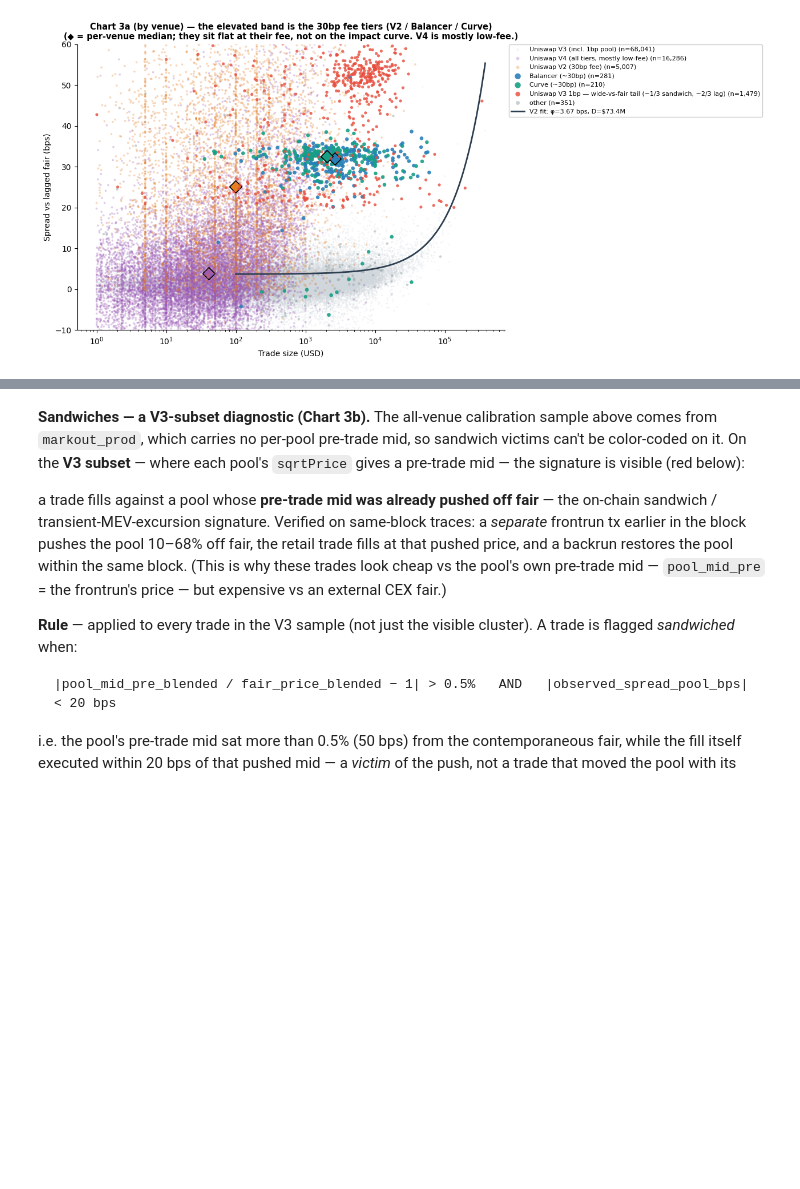
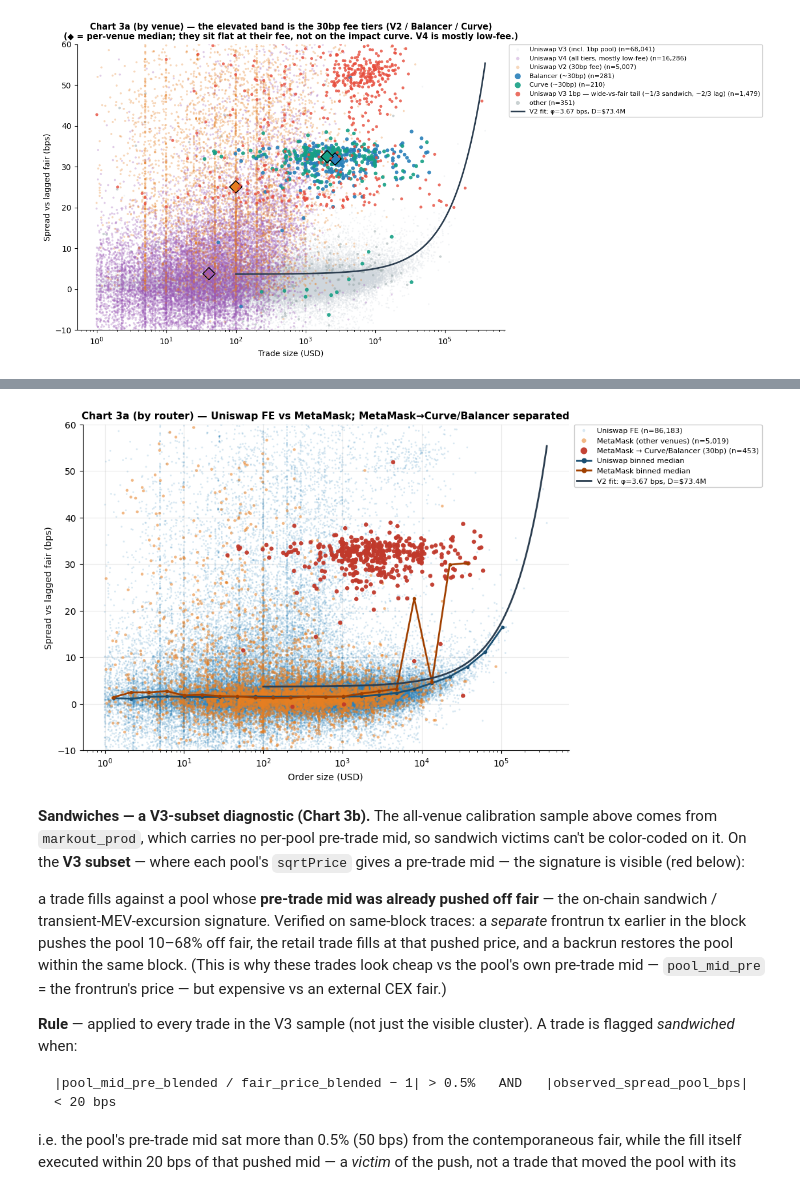
Before and after one commit to wanxinwanxin/amm-gym, a Jupyter notebook: presentation/realistic_simulator.ipynb, the cells around one changed output, grey strips where cells are left out. Drawn from its saved outputs; the diff is of its cells as text; code cells hidden in the pictures; blank space fills up the shorter version.

```diff
--- a/presentation/realistic_simulator.ipynb
+++ b/presentation/realistic_simulator.ipynb
@@ -235,3 +239,9 @@ plt.show()
+# %%
+fig, ax = plt.subplots(figsize=(13, 6.5))
+plot_impact_curve_by_router(ax=ax)
+plt.show()
+# %% [output]
+[figure, added]
 # %% [markdown]
 **Sandwiches — a V3-subset diagnostic (Chart 3b).** The all-venue calibration sample above comes from `markout_prod`, which carries no per-pool pre-trade mid, so sandwich victims can't be color-coded on it. On the **V3 subset** — where each pool's `sqrtPrice` gives a pre-trade mid — the signature is visible (red below):
 
```
Also changed, not shown: parts of 1 cell of this notebook, 1 other file.
